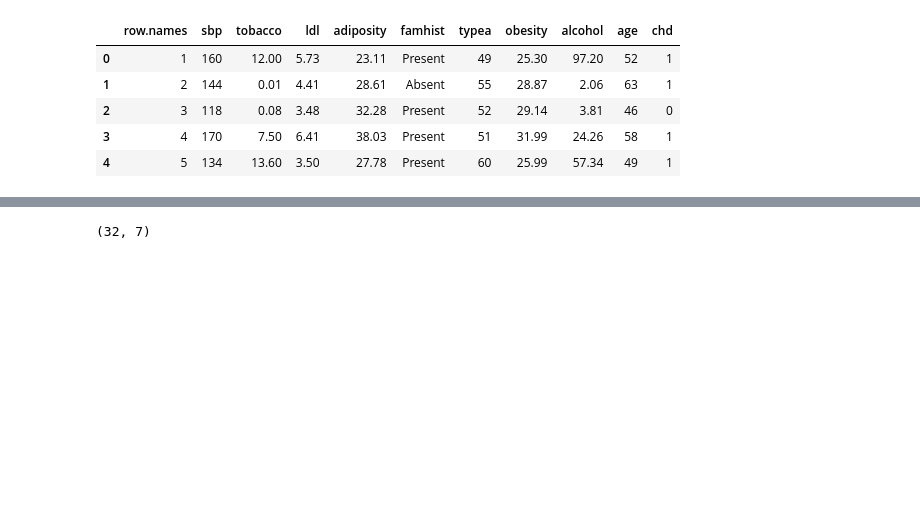
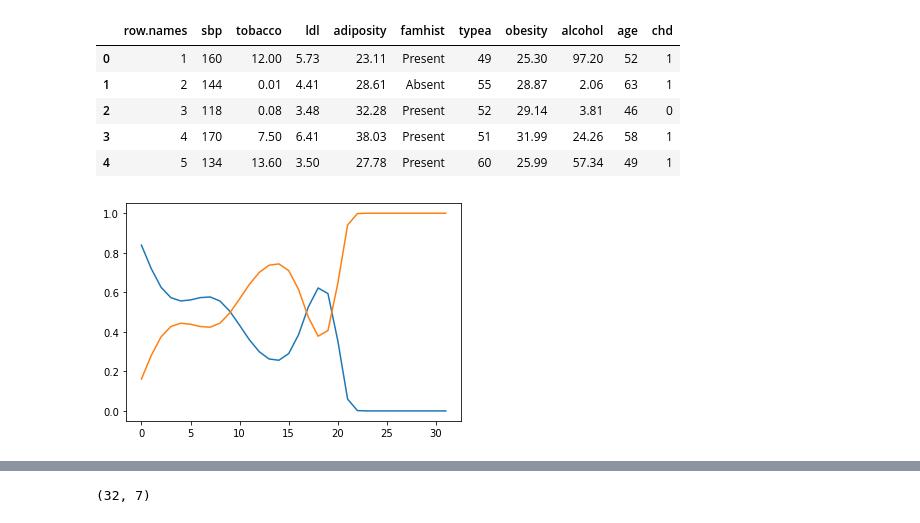
Before and after one commit to bbolker/stat790, a Jupyter notebook: code/logistic_predvar.ipynb, the cells around one changed output, grey strips where cells are left out. Saved outputs shown, nothing was run; the diff lists cells and outputs as text; code cells hidden in the pictures; blank space fills up the shorter version.

Commit message:
logistic pred ipynb update

```diff
--- a/code/logistic_predvar.ipynb
+++ b/code/logistic_predvar.ipynb
@@ -35,3 +35,7 @@ model = make_pipeline(
 model.fit(tmat, dd.chd)
 xrange = np.arange(min(dd.tobacco), max(dd.tobacco), step = 1)
 y_pred = model.predict_proba(xrange[:,np.newaxis])
+# %%
+plt.plot(y_pred);
+# %% [output]
+[figure, added]
```
Also changed, not shown: parts of 9 cells of this notebook, 1 other file.
